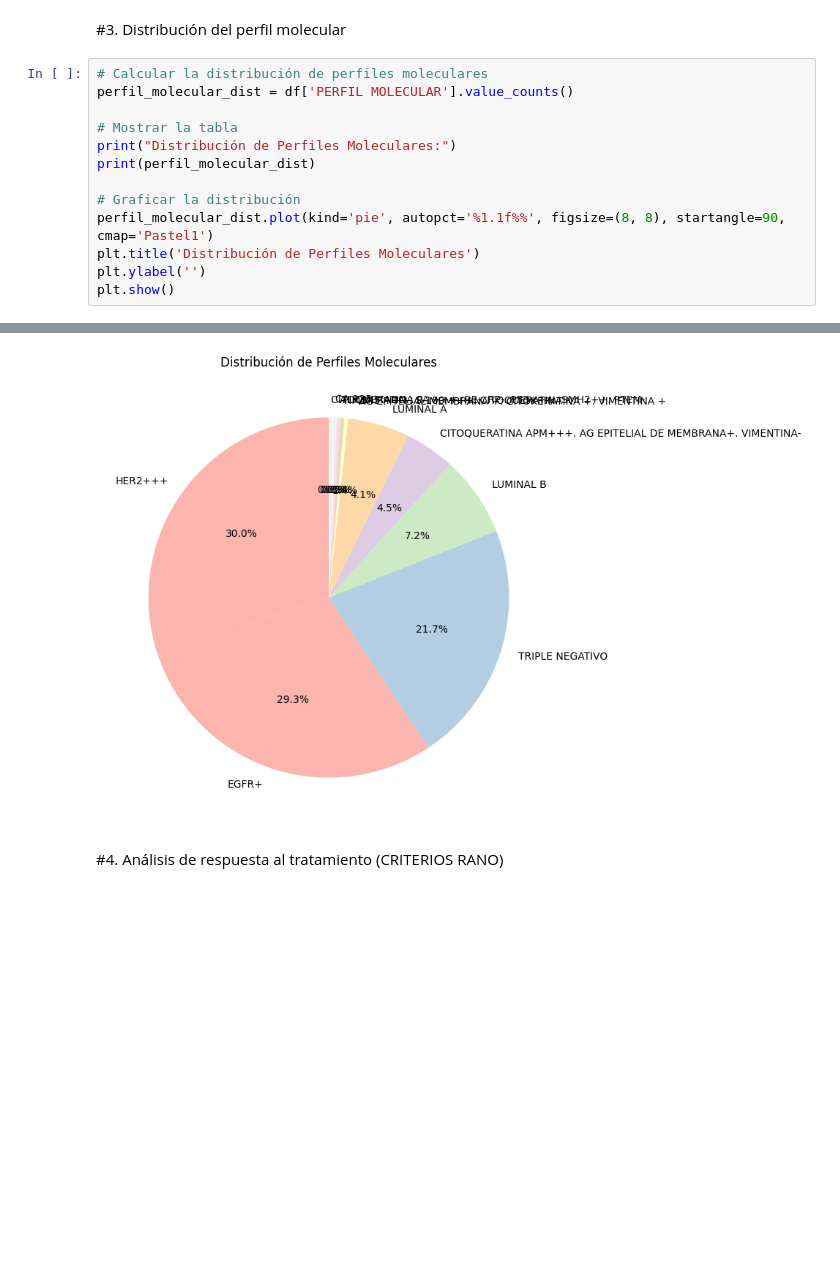
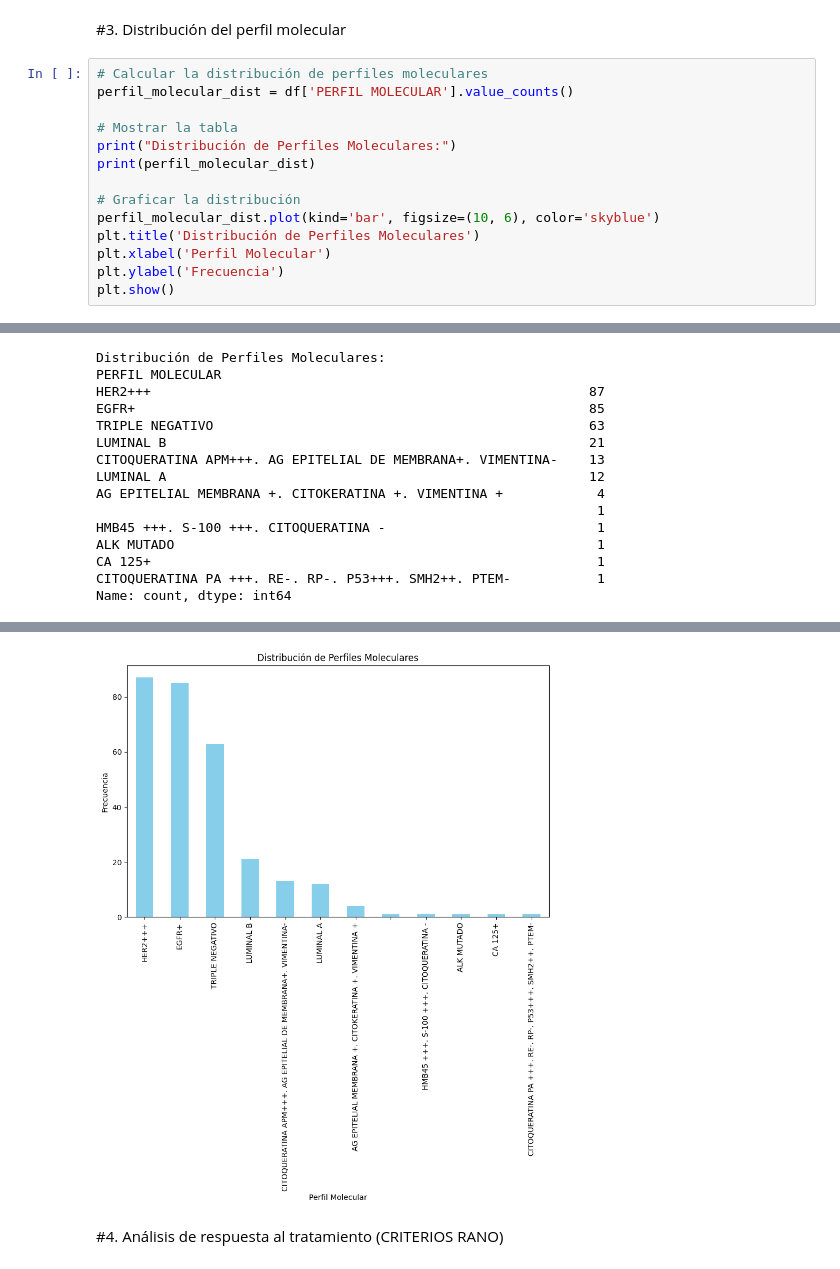
Before and after one commit to AngelTroncoso/TratamientoOncologico, a Jupyter notebook: Angel.ipynb, the cells around one changed output, grey strips where cells are left out. Cells and saved outputs as stored; diff of their text form; blank space fills up the shorter version.

```diff
--- a/Angel.ipynb
+++ b/Angel.ipynb
@@ -399,8 +456,9 @@ print("Distribución de Perfiles Moleculares:")
 print(perfil_molecular_dist)
 
 # Graficar la distribución
-perfil_molecular_dist.plot(kind='pie', autopct='%1.1f%%', figsize=(8, 8), startangle=90, cmap='Pastel1')
+perfil_molecular_dist.plot(kind='bar', figsize=(10, 6), color='skyblue')
 plt.title('Distribución de Perfiles Moleculares')
-plt.ylabel('')
+plt.xlabel('Perfil Molecular')
+plt.ylabel('Frecuencia')
 plt.show()
 # %% [output]
@@ -421,0 +482,15 @@ Name: count, dtype: int64
+Distribución de Perfiles Moleculares:
+PERFIL MOLECULAR
+HER2+++                                                        87
+EGFR+                                                          85
+TRIPLE NEGATIVO                                                63
+LUMINAL B                                                      21
+CITOQUERATINA APM+++. AG EPITELIAL DE MEMBRANA+. VIMENTINA-    13
+LUMINAL A                                                      12
+AG EPITELIAL MEMBRANA +. CITOKERATINA +. VIMENTINA +            4
+                                                                1
+HMB45 +++. S-100 +++. CITOQUERATINA -                           1
+ALK MUTADO                                                      1
+CA 125+                                                         1
+CITOQUERATINA PA +++. RE-. RP-. P53+++. SMH2++. PTEM-           1
+Name: count, dtype: int64
@@ -422,4 +514,4 @@ Name: count, dtype: int64
-[figure, old version]
+[figure, new version]
 # %% [markdown]
 #4. Análisis de respuesta al tratamiento (CRITERIOS RANO)
 # %%
```
Also changed, not shown: parts of 13 cells of this notebook.
